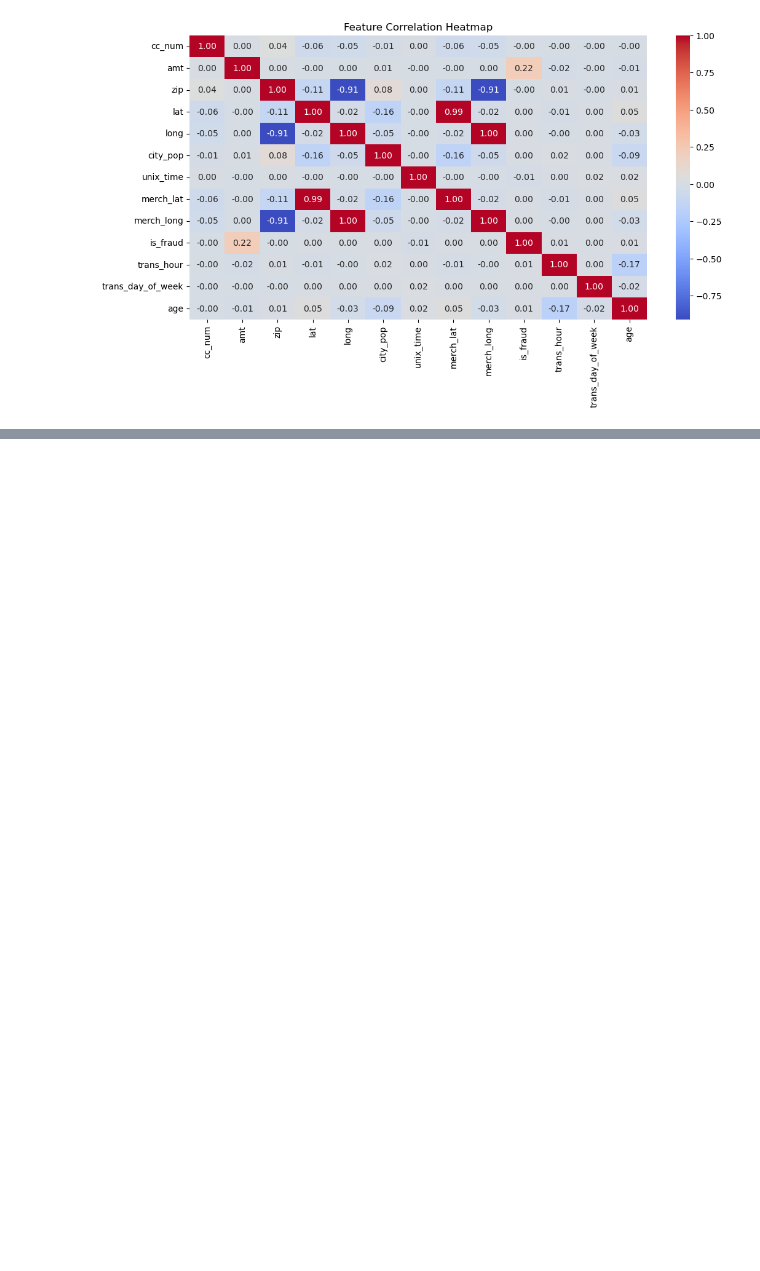
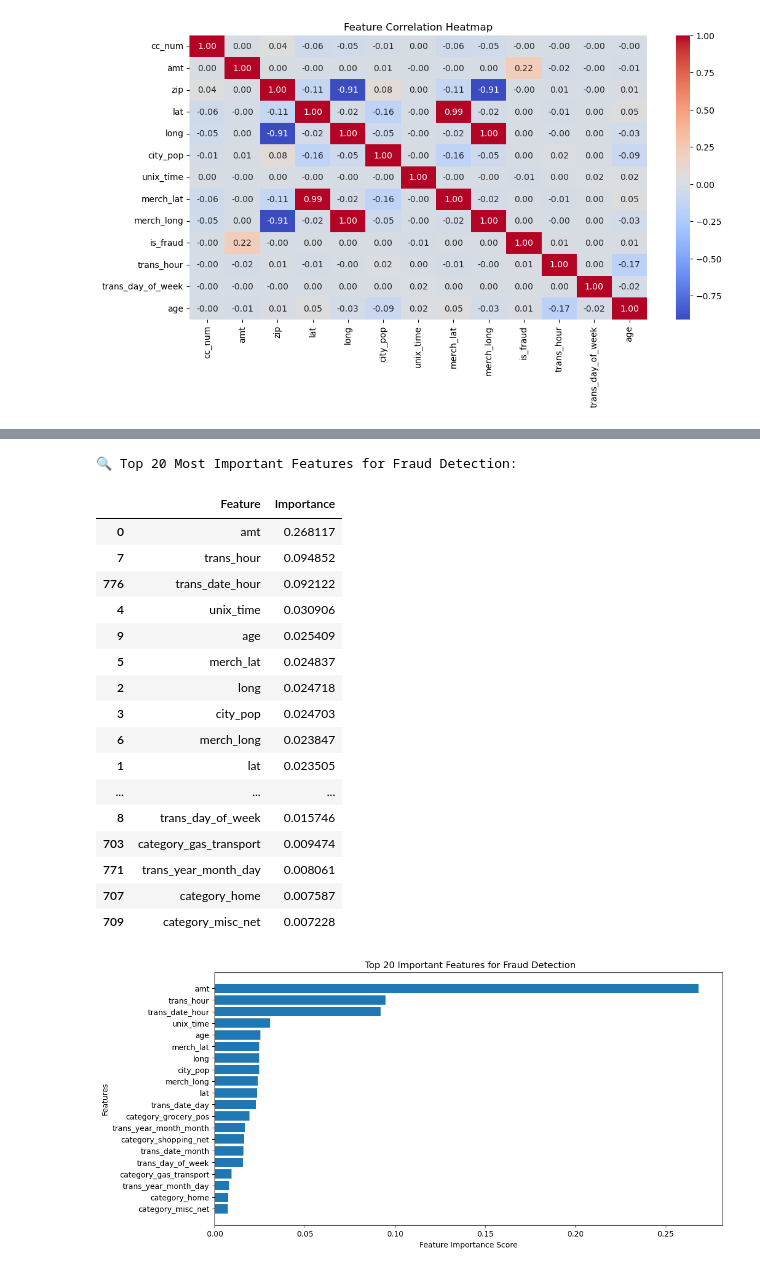
Before and after one commit to Shivangini-m/DataScienceGuidedCapstone, a Jupyter notebook: Capstone2/DataWranglingCaps-2.ipynb, the cells around one changed output, grey strips where cells are left out. Saved outputs shown, nothing was run; the diff lists cells and outputs as text; code cells hidden in the pictures; blank space fills up the shorter version.

Commit message:
CapstoneTwo Modeling-2

```diff
--- a/Capstone2/DataWranglingCaps-2.ipynb
+++ b/Capstone2/DataWranglingCaps-2.ipynb
@@ -1115,4 +871,0 @@ for col in X_train.select_dtypes(include=['datetime64[ns]']).columns:
-# %%
-for col in X_train.columns:
-    if isinstance(X_train[col].dtype, pd.PeriodDtype):
-        print(f"Column '{col}' has Period dtype")
@@ -1380,0 +1258,16 @@ print("Final ROC AUC Score:", roc_auc_score(y_test, best_rf.predict_proba(X_test
+# %%
+#1. Resampling to Balance the Classes - Undersample the majority class
+
+from imblearn.under_sampling import RandomUnderSampler
+
+# Initialize undersampler
+rus = RandomUnderSampler(random_state=42)
+
+# Apply undersampling ONLY on training data
+X_train_balanced, y_train_balanced = rus.fit_resample(X_train_sample, y_train_sample)
+
+# Check new class distribution
+print("New class distribution after undersampling:", y_train_balanced.value_counts())
+
+# Verify new sample size
+print(f"New Training Set Size After Undersampling: {len(X_train_balanced)}")
@@ -1380,0 +1722,51 @@ print("Final ROC AUC Score:", roc_auc_score(y_test, best_rf.predict_proba(X_test
+# %%
+#Identify which features contribute most to fraud detection
+
+import numpy as np
+import pandas as pd
+import matplotlib.pyplot as plt
+
+# Extract feature importance from the trained Balanced Random Forest
+feature_importance = models["Balanced Random Forest"].feature_importances_
+
+# Create a DataFrame to store feature names & importance scores
+feature_importance_df = pd.DataFrame({
+    "Feature": X_train_balanced.columns,
+    "Importance": feature_importance
+})
+
+# Sort features by importance in descending order
+feature_importance_df = feature_importance_df.sort_values(by="Importance", ascending=False)
+
+# Display top 20 important features
+print("🔍 Top 20 Most Important Features for Fraud Detection:")
+display(feature_importance_df.head(20))
+
+# Plot Feature Importance
+plt.figure(figsize=(12, 6))
+plt.barh(feature_importance_df["Feature"][:20], feature_importance_df["Importance"][:20])
+plt.gca().invert_yaxis()  # Invert y-axis for better visualization
+plt.xlabel("Feature Importance Score")
+plt.ylabel("Features")
+plt.title(" Top 20 Important Features for Fraud Detection")
+plt.show()
+# %% [output]
+🔍 Top 20 Most Important Features for Fraud Detection:
+|  | Feature | Importance |
+| 0 | amt | 0.268117 |
+| 7 | trans_hour | 0.094852 |
+| 776 | trans_date_hour | 0.092122 |
+| 4 | unix_time | 0.030906 |
+| 9 | age | 0.025409 |
+| 5 | merch_lat | 0.024837 |
+| 2 | long | 0.024718 |
+| 3 | city_pop | 0.024703 |
+| 6 | merch_long | 0.023847 |
+| 1 | lat | 0.023505 |
+| ... | ... | ... |
+| 8 | trans_day_of_week | 0.015746 |
+| 703 | category_gas_transport | 0.009474 |
+| 771 | trans_year_month_day | 0.008061 |
+| 707 | category_home | 0.007587 |
+| 709 | category_misc_net | 0.007228 |
+[figure, added]
```
Also changed, not shown: parts of 69 cells of this notebook, 1 other file.
